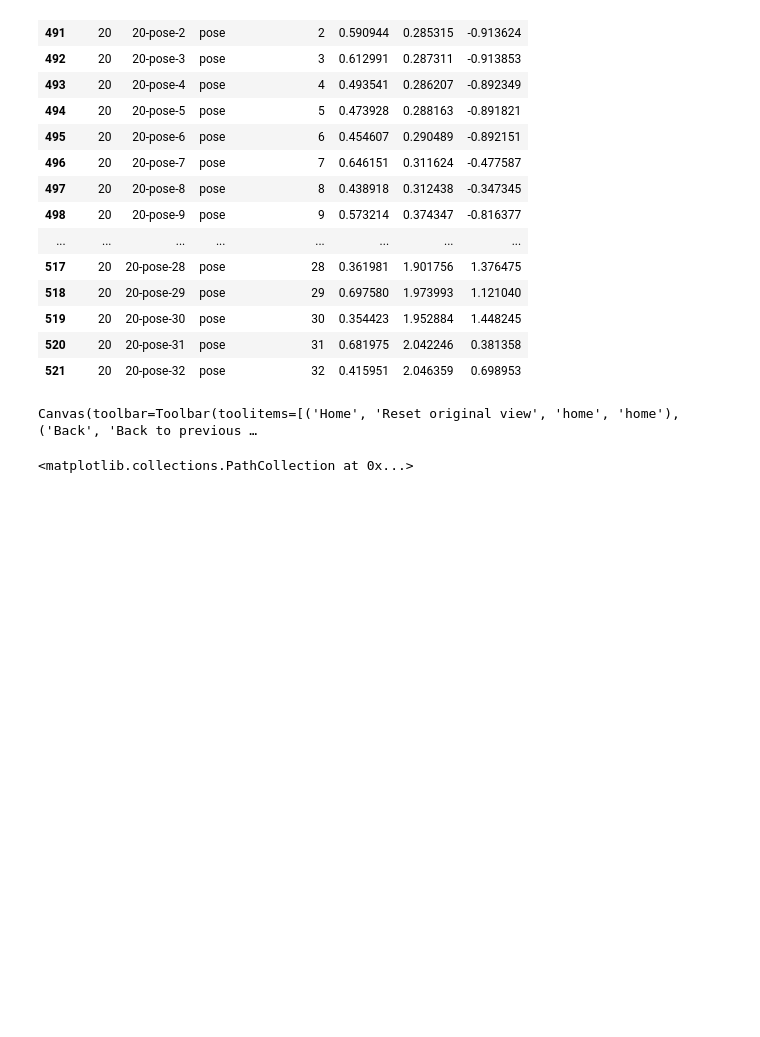
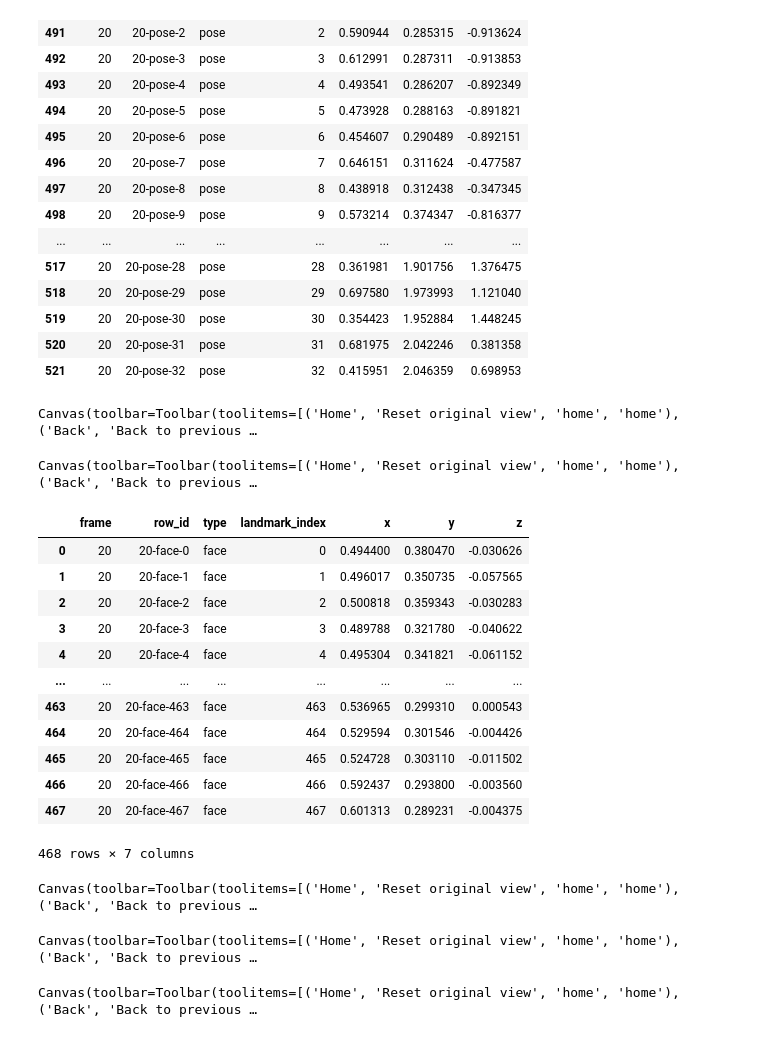
Before and after one commit to djm3622/personal_proj, a Jupyter notebook: gasl-eda.ipynb, the cells around one changed output. Cells and saved outputs as stored; diff of their text form; code cells hidden in the pictures; blank space fills up the shorter version.

```diff
--- a/gasl-eda.ipynb
+++ b/gasl-eda.ipynb
@@ -156,14 +156,3 @@ sgl_in_p
 | 519 | 20 | 20-pose-30 | pose | 30 | 0.354423 | 1.952884 | 1.448245 |
 | 520 | 20 | 20-pose-31 | pose | 31 | 0.681975 | 2.042246 | 0.381358 |
 | 521 | 20 | 20-pose-32 | pose | 32 | 0.415951 | 2.046359 | 0.698953 |
-# %%
-fig, ax = plt.subplots()
-fig.set_size_inches(6, 6)
-
-s = [20] * sgl_in_p.shape[0]
-s
-
-ax.scatter(sgl_in_p['x'], -1*sgl_in_p['y'], s=s)
-# %% [output]
-Canvas(toolbar=Toolbar(toolitems=[('Home', 'Reset original view', 'home', 'home'), ('Back', 'Back to previous …
-<matplotlib.collections.PathCollection at 0x...>
@@ -169,0 +179,26 @@ Canvas(toolbar=Toolbar(toolitems=[('Home', 'Reset original view', 'home', 'home'
+# %%
+plot_pose(sgl_in_p, True)
+# %% [output]
+Canvas(toolbar=Toolbar(toolitems=[('Home', 'Reset original view', 'home', 'home'), ('Back', 'Back to previous …
+# %%
+plot_pose(sgl_in_p, False)
+# %% [output]
+Canvas(toolbar=Toolbar(toolitems=[('Home', 'Reset original view', 'home', 'home'), ('Back', 'Back to previous …
+# %%
+sgl_in_f = sgl_in[sgl_in['type'] == 'face']
+# %%
+sgl_in_f
+# %% [output]
+|  | frame | row_id | type | landmark_index | x | y | z |
+| 0 | 20 | 20-face-0 | face | 0 | 0.494400 | 0.380470 | -0.030626 |
+| 1 | 20 | 20-face-1 | face | 1 | 0.496017 | 0.350735 | -0.057565 |
+| 2 | 20 | 20-face-2 | face | 2 | 0.500818 | 0.359343 | -0.030283 |
+| 3 | 20 | 20-face-3 | face | 3 | 0.489788 | 0.321780 | -0.040622 |
+| 4 | 20 | 20-face-4 | face | 4 | 0.495304 | 0.341821 | -0.061152 |
+| ... | ... | ... | ... | ... | ... | ... | ... |
+| 463 | 20 | 20-face-463 | face | 463 | 0.536965 | 0.299310 | 0.000543 |
+| 464 | 20 | 20-face-464 | face | 464 | 0.529594 | 0.301546 | -0.004426 |
+| 465 | 20 | 20-face-465 | face | 465 | 0.524728 | 0.303110 | -0.011502 |
+| 466 | 20 | 20-face-466 | face | 466 | 0.592437 | 0.293800 | -0.003560 |
+| 467 | 20 | 20-face-467 | face | 467 | 0.601313 | 0.289231 | -0.004375 |
+468 rows × 7 columns
@@ -169,0 +218,8 @@ Canvas(toolbar=Toolbar(toolitems=[('Home', 'Reset original view', 'home', 'home'
+# %%
+plot_face(sgl_in_f, True)
+# %% [output]
+Canvas(toolbar=Toolbar(toolitems=[('Home', 'Reset original view', 'home', 'home'), ('Back', 'Back to previous …
+# %%
+plot_face(sgl_in_f, False)
+# %% [output]
+Canvas(toolbar=Toolbar(toolitems=[('Home', 'Reset original view', 'home', 'home'), ('Back', 'Back to previous …
@@ -169,0 +266,4 @@ Canvas(toolbar=Toolbar(toolitems=[('Home', 'Reset original view', 'home', 'home'
+# %%
+plot_mix(sgl_in_p, sgl_in_f, sgl_in_rh, sgl_in_lh, True)
+# %% [output]
+Canvas(toolbar=Toolbar(toolitems=[('Home', 'Reset original view', 'home', 'home'), ('Back', 'Back to previous …
```
Also changed, not shown: parts of 4 cells of this notebook.
